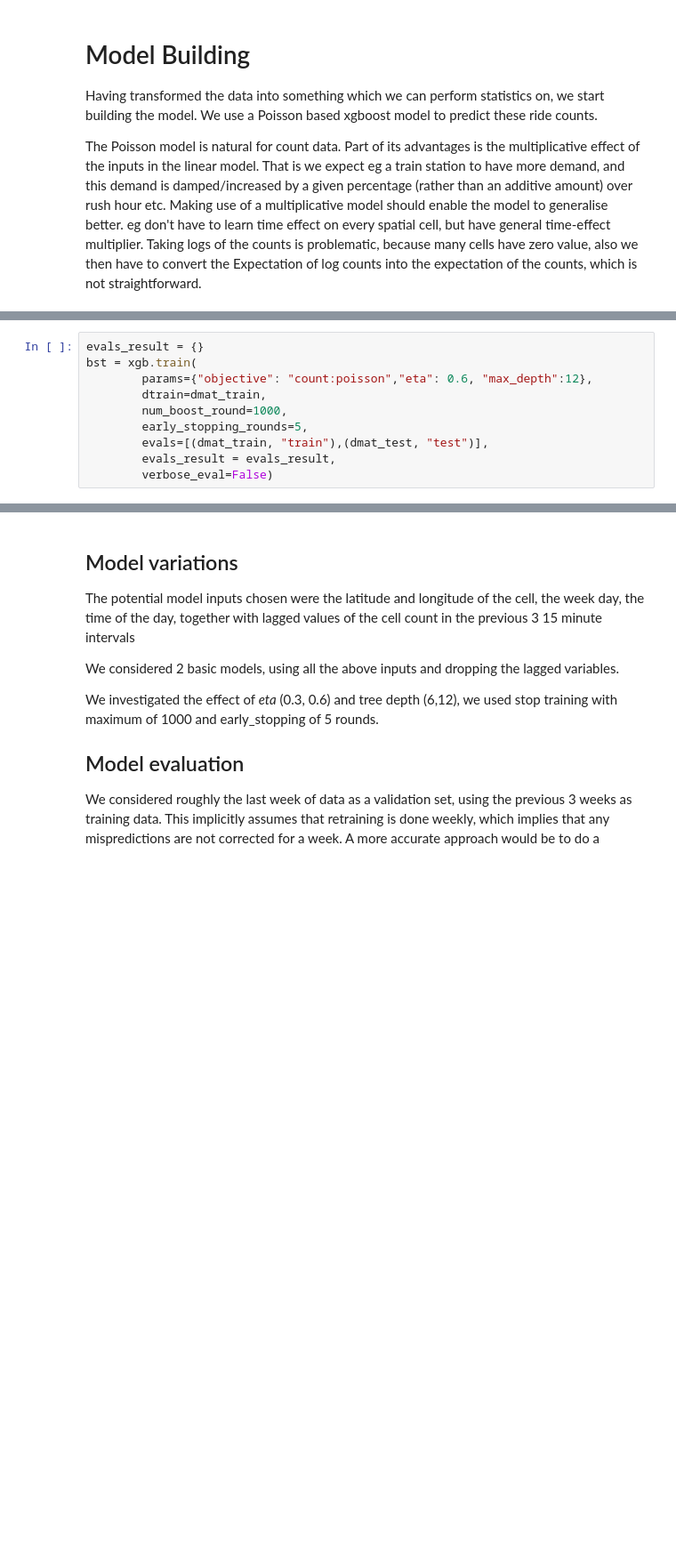
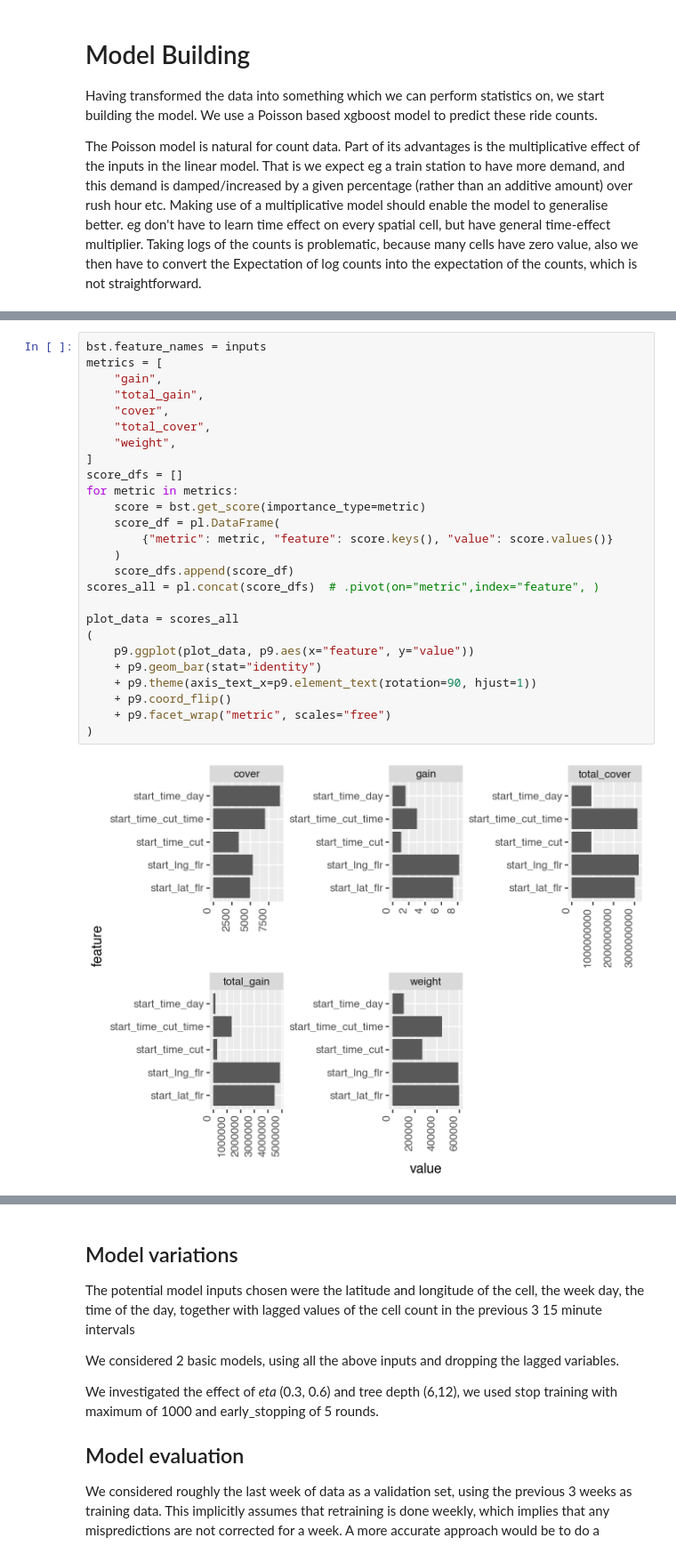
Before and after one commit to seanv507/rides, a Jupyter notebook: analysis_pl.ipynb, the cells around one changed output, grey strips where cells are left out. Shown at 89% size. Drawn from its saved outputs; the diff is of its cells as text; blank space fills up the shorter version.

```diff
--- a/analysis_pl.ipynb
+++ b/analysis_pl.ipynb
@@ -317,10 +288,0 @@ dmat_test = xgb.DMatrix(data=df_cells_test[inputs].values,
-# %%
-evals_result = {}
-bst = xgb.train(
-        params={"objective": "count:poisson","eta": 0.6, "max_depth":12},
-        dtrain=dmat_train,
-        num_boost_round=1000,
-        early_stopping_rounds=5,
-        evals=[(dmat_train, "train"),(dmat_test, "test")],
-        evals_result = evals_result,
-        verbose_eval=False)
@@ -331,0 +429,28 @@ bst.attributes()
+# %%
+bst.feature_names = inputs
+metrics = [
+    "gain",
+    "total_gain",
+    "cover",
+    "total_cover",
+    "weight",
+]
+score_dfs = []
+for metric in metrics:
+    score = bst.get_score(importance_type=metric)
+    score_df = pl.DataFrame(
+        {"metric": metric, "feature": score.keys(), "value": score.values()}
+    )
+    score_dfs.append(score_df)
+scores_all = pl.concat(score_dfs)  # .pivot(on="metric",index="feature", )
+
+plot_data = scores_all
+(
+    p9.ggplot(plot_data, p9.aes(x="feature", y="value"))
+    + p9.geom_bar(stat="identity")
+    + p9.theme(axis_text_x=p9.element_text(rotation=90, hjust=1))
+    + p9.coord_flip()
+    + p9.facet_wrap("metric", scales="free")
+)
+# %% [output]
+[figure, added]
```
Also changed, not shown: parts of 28 cells of this notebook, 2 other files.
